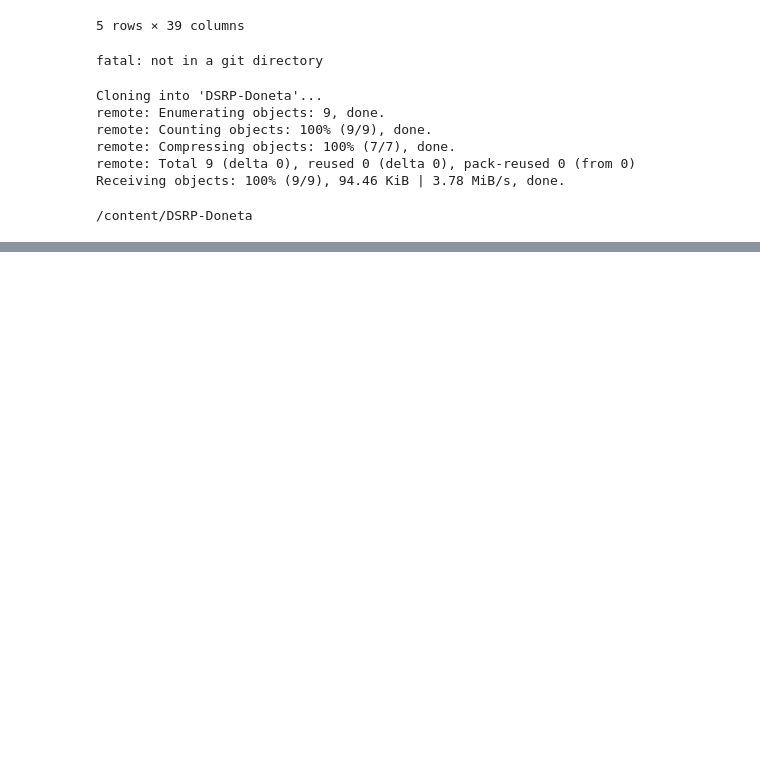
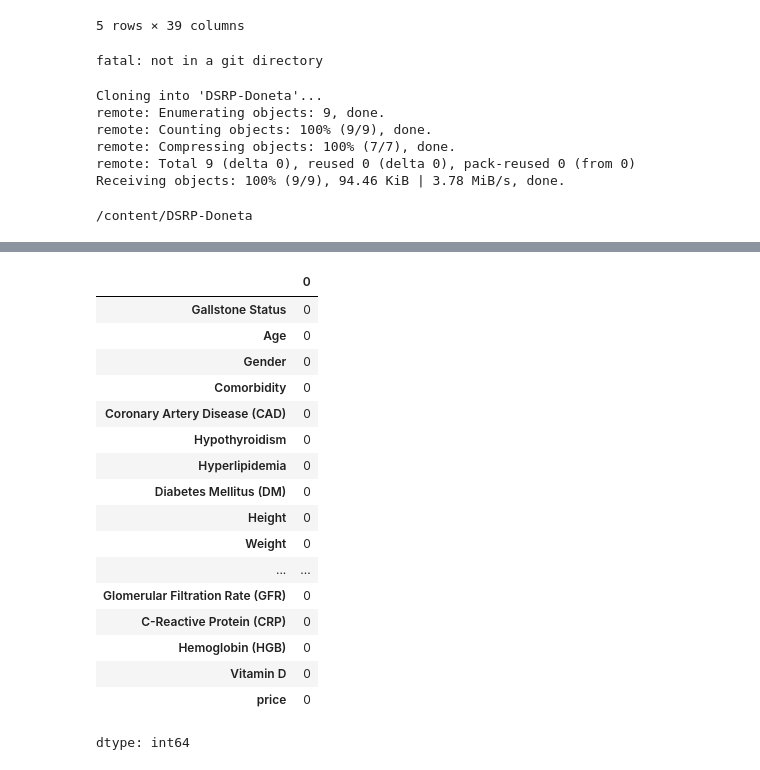
Before and after one commit to browndoneta/DSRP-Doneta, a Jupyter notebook: Gallstone_Research_Project.ipynb, the cells around one changed output, grey strips where cells are left out. Drawn from its saved outputs; the diff is of its cells as text; code cells hidden in the pictures; blank space fills up the shorter version.

```diff
--- a/Gallstone_Research_Project.ipynb
+++ b/Gallstone_Research_Project.ipynb
@@ -51,0 +141,21 @@ df.head()
+# %%
+df.isnull().sum()
+# %% [output]
+|  | 0 |
+| Gallstone Status | 0 |
+| Age | 0 |
+| Gender | 0 |
+| Comorbidity | 0 |
+| Coronary Artery Disease (CAD) | 0 |
+| Hypothyroidism | 0 |
+| Hyperlipidemia | 0 |
+| Diabetes Mellitus (DM) | 0 |
+| Height | 0 |
+| Weight | 0 |
+| ... | ... |
+| Glomerular Filtration Rate (GFR) | 0 |
+| C-Reactive Protein (CRP) | 0 |
+| Hemoglobin (HGB) | 0 |
+| Vitamin D | 0 |
+| price | 0 |
+dtype: int64
```
Also changed, not shown: parts of 10 cells of this notebook.
